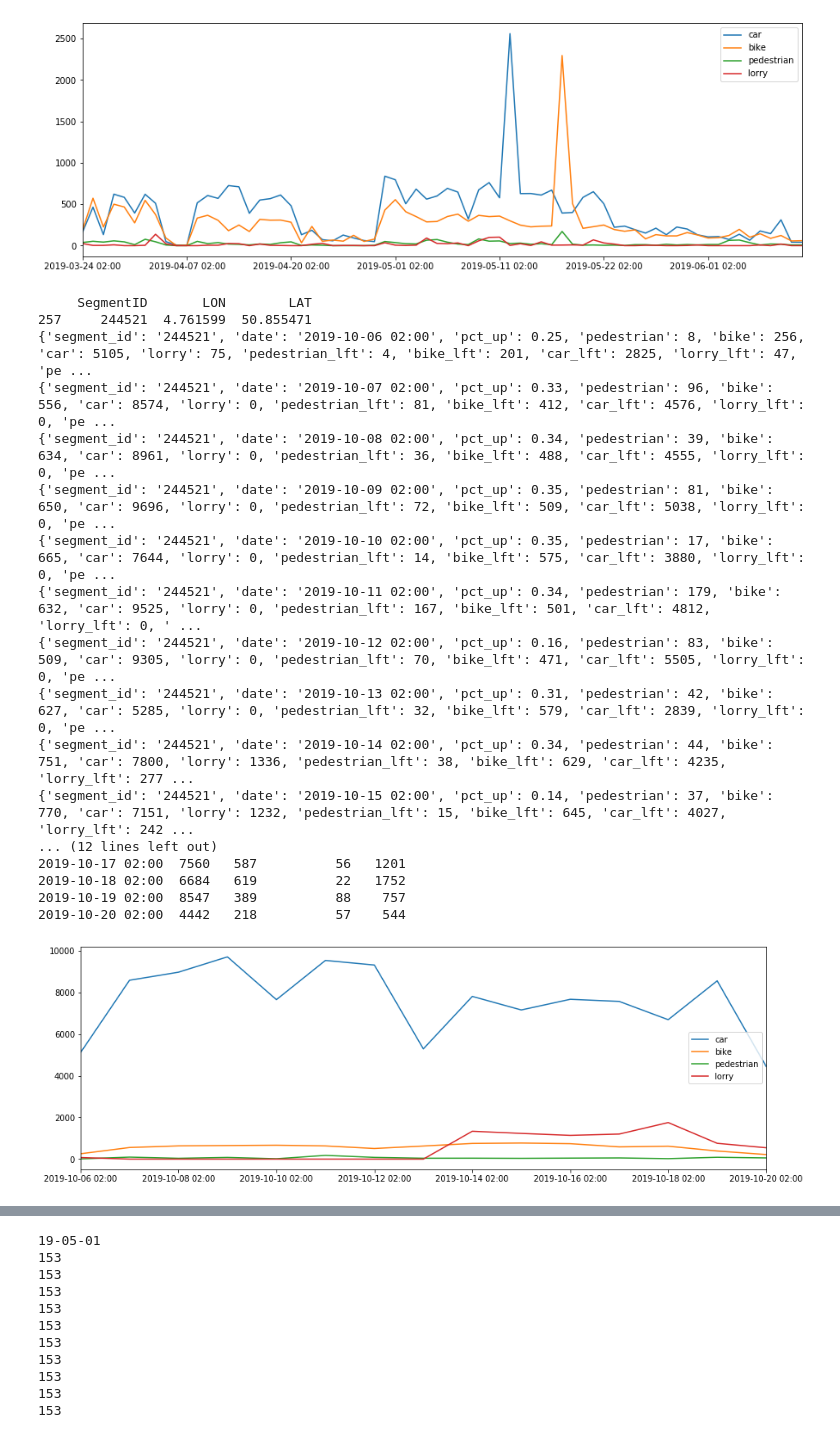
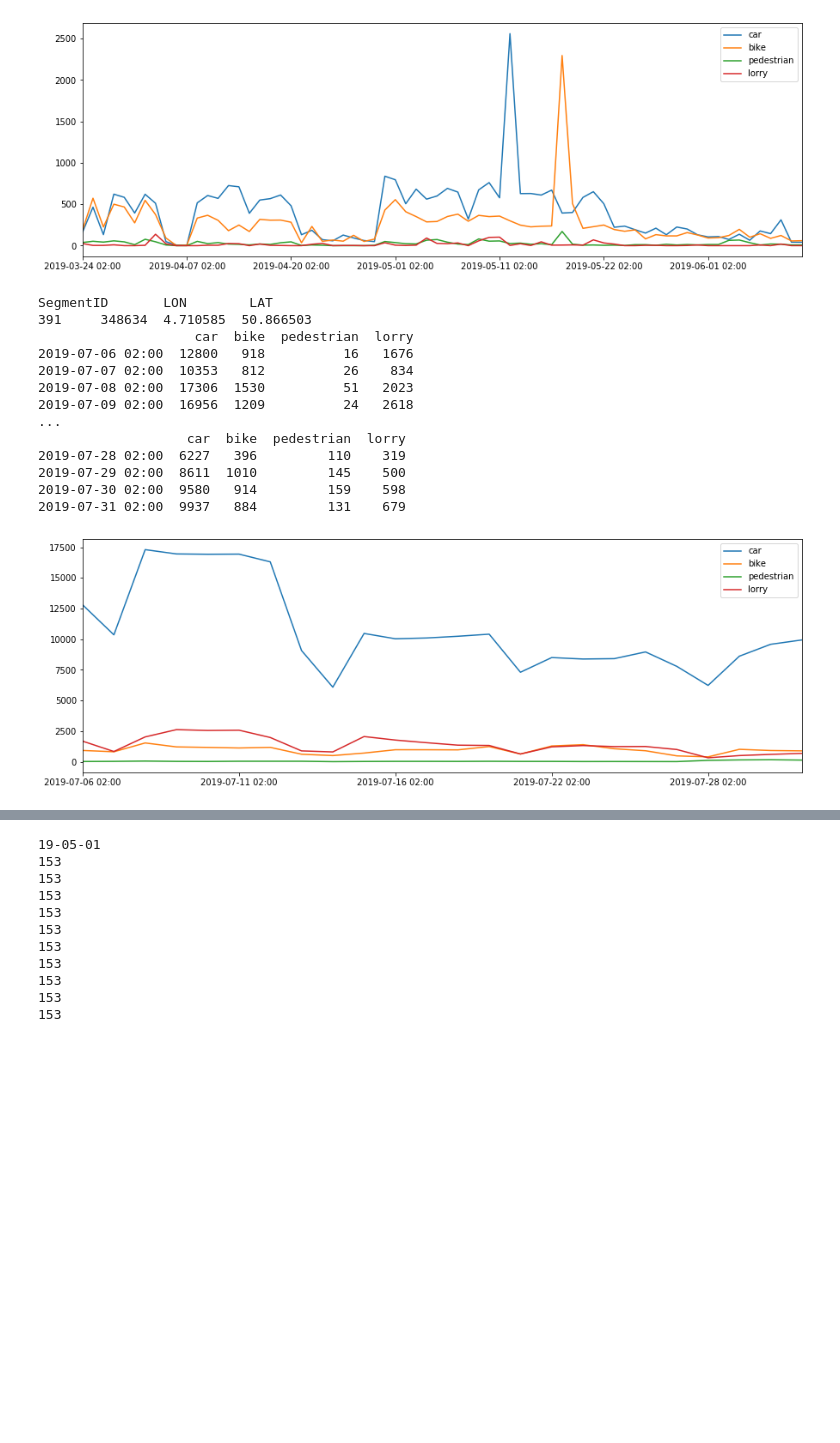
Before and after one commit to eoguzinci/KUL_Datathon_Laqua, a Jupyter notebook: Telraam/main.ipynb, the cells around one changed output, grey strips where cells are left out. Drawn from its saved outputs; the diff is of its cells as text; code cells hidden in the pictures; blank space fills up the shorter version.

```diff
--- a/Telraam/main.ipynb
+++ b/Telraam/main.ipynb
@@ -237,7 +237,9 @@ print(LeuvenSegmentCoordinates[LeuvenSegmentCoordinates['SegmentID']==relSegID])
 # %%
 # read segment info from the reports
 url = "https://telraam-api.net/v0/reports/" + str(relSegID)
-param = "{\n    \"time_start\": \"2019-02-26 00:01\",\n    \"time_end\": \"2019-10-27 23:59\",\n    \"level\": \"segments\",\n    \"format\": \"per-day\"\n}"
+day_start = "2019-02-06"
+day_end = "2019-10-27"
+param = "{\n    \"time_start\": \""+day_start+" 00:01\",\n    \"time_end\": \""+day_end+" 23:59\",\n    \"level\": \"segments\",\n    \"format\": \"per-day\"\n}"
 headers = {'Content-Type': 'application/json'}
 r = requests.request("POST", url, headers=headers,data = param)
 # print(r.json())
@@ -261,48 +263,44 @@ dfsegment.plot(figsize=(15,5));
 [figure]
 # %%
 # read segment info from the reports
-i = 0
+i = 25
 print(LeuvenSegmentCoordinates[LeuvenSegmentCoordinates['SegmentID']==LeuvenSegmentIDs[i]])
 url = "https://telraam-api.net/v0/reports/" + str(LeuvenSegmentIDs[i])
-day_start = "2019-10-06"
-day_end = "2019-10-20"
+day_start = "2019-07-06"
+day_end = "2019-07-31"
 param = "{\n    \"time_start\": \""+day_start+" 00:01\",\n    \"time_end\": \""+day_end+" 23:59\",\n    \"level\": \"segments\",\n    \"format\": \"per-day\"\n}"
 headers = {'Content-Type': 'application/json'}
 r = requests.request("POST", url, headers=headers,data = param)
 # print(r.json())
 
 # vehicle info data frame
 dfsegment = pd.DataFrame()
 for i in np.arange(0,len((r.json()['report'][:]))):
     info = r.json()['report'][i]
-    print(info)
+    # print(info)
 #     df_info = pd.DataFrame({'car':info['car'],'bike':info['bike']},index=[info['date']])
     df_info = pd.DataFrame({'car':info['car'],'bike':info['bike'],'pedestrian':info['pedestrian'],'lorry':info['lorry']},index=[info['date']])
     dfsegment = pd.concat([dfsegment,df_info],axis=0)
 
 print(dfsegment.head(4))
 print('...')
 print(dfsegment.tail(4))
 dfsegment.plot(figsize=(15,5));
 # %% [output]
-     SegmentID       LON        LAT
-257     244521  4.761599  50.855471
-{'segment_id': '244521', 'date': '2019-10-06 02:00', 'pct_up': 0.25, 'pedestrian': 8, 'bike': 256, 'car': 5105, 'lorry': 75, 'pedestrian_lft': 4, 'bike_lft': 201, 'car_lft': 2825, 'lorry_lft': 47, 'pe ...
-{'segment_id': '244521', 'date': '2019-10-07 02:00', 'pct_up': 0.33, 'pedestrian': 96, 'bike': 556, 'car': 8574, 'lorry': 0, 'pedestrian_lft': 81, 'bike_lft': 412, 'car_lft': 4576, 'lorry_lft': 0, 'pe ...
-{'segment_id': '244521', 'date': '2019-10-08 02:00', 'pct_up': 0.34, 'pedestrian': 39, 'bike': 634, 'car': 8961, 'lorry': 0, 'pedestrian_lft': 36, 'bike_lft': 488, 'car_lft': 4555, 'lorry_lft': 0, 'pe ...
-{'segment_id': '244521', 'date': '2019-10-09 02:00', 'pct_up': 0.35, 'pedestrian': 81, 'bike': 650, 'car': 9696, 'lorry': 0, 'pedestrian_lft': 72, 'bike_lft': 509, 'car_lft': 5038, 'lorry_lft': 0, 'pe ...
-{'segment_id': '244521', 'date': '2019-10-10 02:00', 'pct_up': 0.35, 'pedestrian': 17, 'bike': 665, 'car': 7644, 'lorry': 0, 'pedestrian_lft': 14, 'bike_lft': 575, 'car_lft': 3880, 'lorry_lft': 0, 'pe ...
-{'segment_id': '244521', 'date': '2019-10-11 02:00', 'pct_up': 0.34, 'pedestrian': 179, 'bike': 632, 'car': 9525, 'lorry': 0, 'pedestrian_lft': 167, 'bike_lft': 501, 'car_lft': 4812, 'lorry_lft': 0, ' ...
-{'segment_id': '244521', 'date': '2019-10-12 02:00', 'pct_up': 0.16, 'pedestrian': 83, 'bike': 509, 'car': 9305, 'lorry': 0, 'pedestrian_lft': 70, 'bike_lft': 471, 'car_lft': 5505, 'lorry_lft': 0, 'pe ...
-{'segment_id': '244521', 'date': '2019-10-13 02:00', 'pct_up': 0.31, 'pedestrian': 42, 'bike': 627, 'car': 5285, 'lorry': 0, 'pedestrian_lft': 32, 'bike_lft': 579, 'car_lft': 2839, 'lorry_lft': 0, 'pe ...
-{'segment_id': '244521', 'date': '2019-10-14 02:00', 'pct_up': 0.34, 'pedestrian': 44, 'bike': 751, 'car': 7800, 'lorry': 1336, 'pedestrian_lft': 38, 'bike_lft': 629, 'car_lft': 4235, 'lorry_lft': 277 ...
-{'segment_id': '244521', 'date': '2019-10-15 02:00', 'pct_up': 0.14, 'pedestrian': 37, 'bike': 770, 'car': 7151, 'lorry': 1232, 'pedestrian_lft': 15, 'bike_lft': 645, 'car_lft': 4027, 'lorry_lft': 242 ...
-... (12 lines left out)
-2019-10-17 02:00  7560   587          56   1201
-2019-10-18 02:00  6684   619          22   1752
-2019-10-19 02:00  8547   389          88    757
-2019-10-20 02:00  4442   218          57    544
+SegmentID       LON        LAT
+391     348634  4.710585  50.866503
+                    car  bike  pedestrian  lorry
+2019-07-06 02:00  12800   918          16   1676
+2019-07-07 02:00  10353   812          26    834
+2019-07-08 02:00  17306  1530          51   2023
+2019-07-09 02:00  16956  1209          24   2618
+...
+                   car  bike  pedestrian  lorry
+2019-07-28 02:00  6227   396         110    319
+2019-07-29 02:00  8611  1010         145    500
+2019-07-30 02:00  9580   914         159    598
+2019-07-31 02:00  9937   884         131    679
-[figure, old version]
+[figure, new version]
 # %%
 dfAllSegment = pd.DataFrame()
 print(len(LeuvenSegmentIDs))
```
Also changed, not shown: parts of 4 cells of this notebook.
